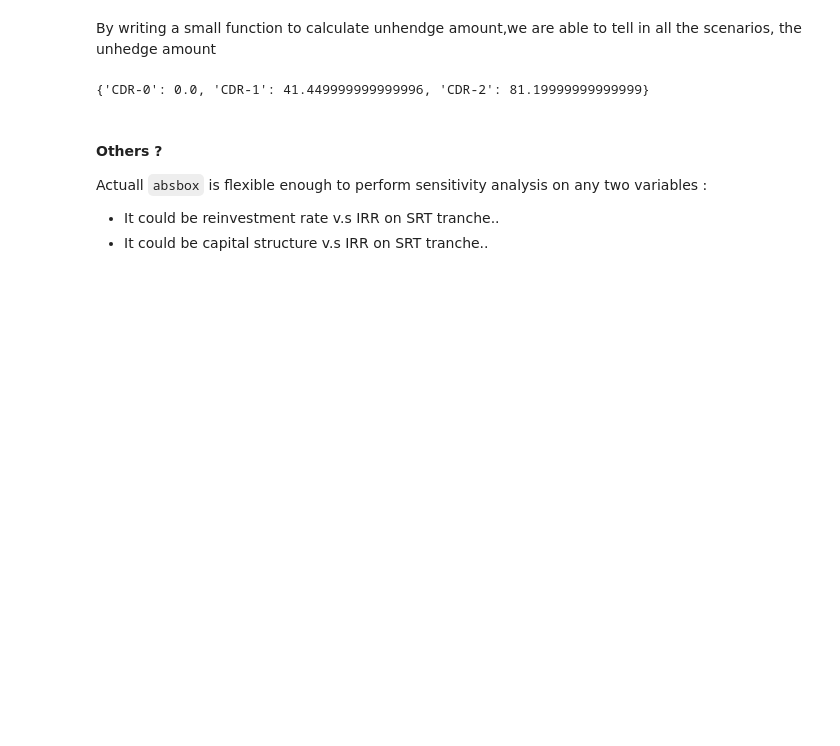
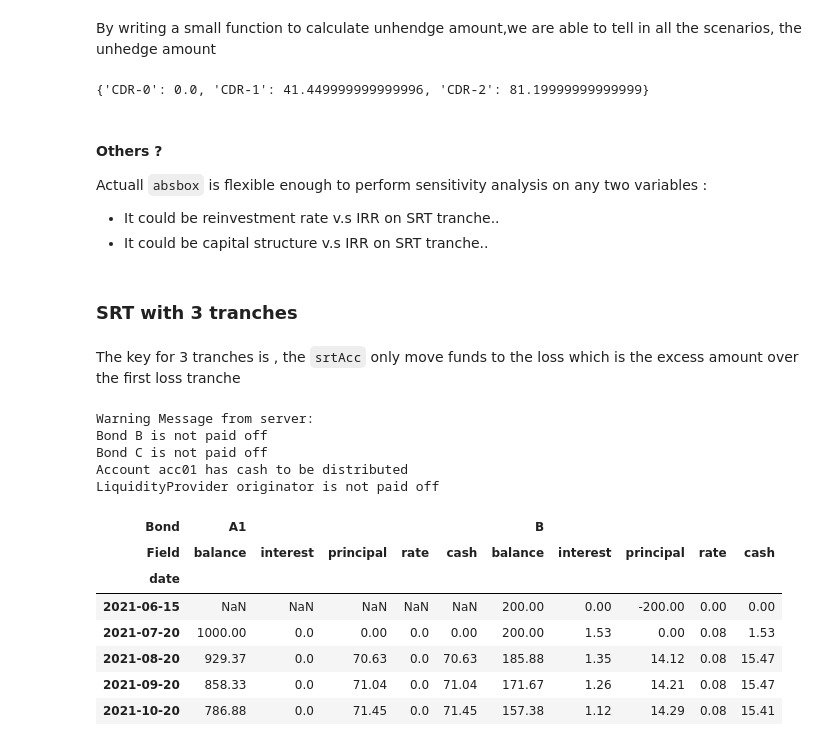
Before and after one commit to yellowbean/AbsBox, a Jupyter notebook: docs/source/nbsample/SRT_Example_Native_Prod.ipynb, the cells around one changed output. Drawn from its saved outputs; the diff is of its cells as text; code cells hidden in the pictures; blank space fills up the shorter version.

```diff
--- a/docs/source/nbsample/SRT_Example_Native_Prod.ipynb
+++ b/docs/source/nbsample/SRT_Example_Native_Prod.ipynb
@@ -325,3 +321,13 @@ Actuall `absbox` is flexible enough to perform sensitivity analysis on any two v
 
 * It could be reinvestment rate v.s IRR on SRT tranche..
 * It could be capital structure v.s IRR on SRT tranche..
+# %% [markdown]
+### SRT with 3 tranches
+# %% [markdown]
+The key for 3 tranches is , the `srtAcc` only move funds to the loss which is the excess amount over the first loss tranche
+# %%
+firstLossTranche = 5
+
+formulaToCurLoss = ("excess", ("cumPoolNetLoss",)
+                            , ("abs",("accountTxnAmount","<Support:originator>","srtAcc"))
+                            , ("originalBondBalance","C"))
@@ -327,0 +418,32 @@ Actuall `absbox` is flexible enough to perform sensitivity analysis on any two v
+# %%
+from absbox import API,EnginePath
+
+r02 = localAPI.run(srt02
+                ,poolAssump=("Pool",("Mortgage", {"CDR":0.01}, None, None, None)
+                                   ,None
+                                   ,None)
+                ,runAssump=[("call",("poolFactor",0.10))
+                           ,("inspect"
+                             ,("MonthEnd",("excess", ("cumPoolNetLoss",)
+                                                 , ("abs",("accountTxnAmount","<Support:originator>","srtAcc"))
+                                                 , ("constant",firstLossTranche))
+                                          ))
+                            ]
+                ,read=True)
+# %% [output]
+Warning Message from server:
+Bond B is not paid off
+Bond C is not paid off
+Account acc01 has cash to be distributed
+LiquidityProvider originator is not paid off
+# %%
+readBondsCf(r02['bonds']).head()
+# %% [output]
+| Bond | A1 |  |  |  |  | B |  |  |  |  |
+| Field | balance | interest | principal | rate | cash | balance | interest | principal | rate | cash |
+| date |  |  |  |  |  |  |  |  |  |  |
+| 2021-06-15 | NaN | NaN | NaN | NaN | NaN | 200.00 | 0.00 | -200.00 | 0.00 | 0.00 |
+| 2021-07-20 | 1000.00 | 0.0 | 0.00 | 0.0 | 0.00 | 200.00 | 1.53 | 0.00 | 0.08 | 1.53 |
+| 2021-08-20 | 929.37 | 0.0 | 70.63 | 0.0 | 70.63 | 185.88 | 1.35 | 14.12 | 0.08 | 15.47 |
+| 2021-09-20 | 858.33 | 0.0 | 71.04 | 0.0 | 71.04 | 171.67 | 1.26 | 14.21 | 0.08 | 15.47 |
+| 2021-10-20 | 786.88 | 0.0 | 71.45 | 0.0 | 71.45 | 157.38 | 1.12 | 14.29 | 0.08 | 15.41 |
```
Also changed, not shown: parts of 18 cells of this notebook.
